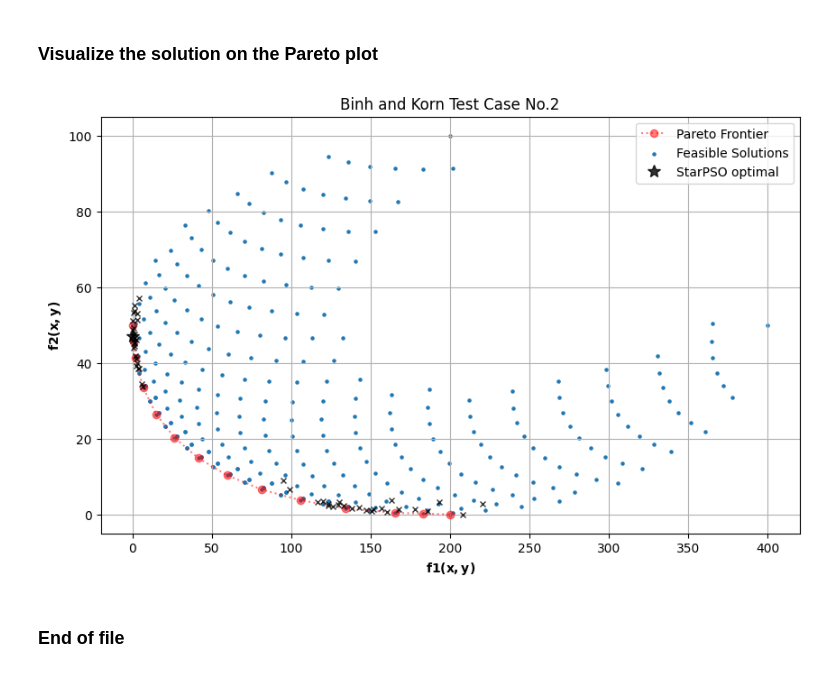
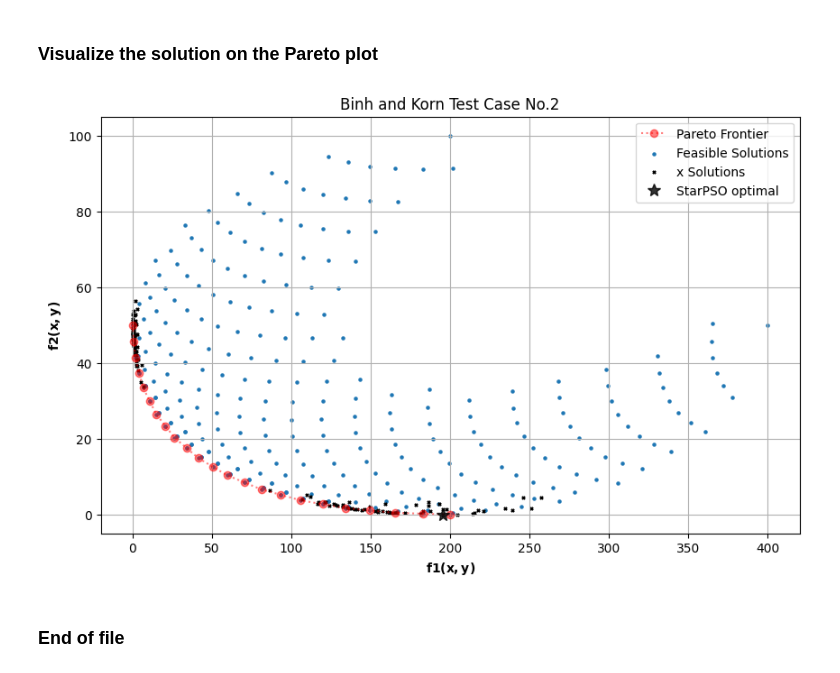
Before and after one commit to vrettasm/PyStarPSO, a Jupyter notebook: examples/binh_and_korn_multiobjective.ipynb, the cells around one changed output. Cells and saved outputs as stored; diff of their text form; code cells hidden in the pictures.

```diff
--- a/examples/binh_and_korn_multiobjective.ipynb
+++ b/examples/binh_and_korn_multiobjective.ipynb
@@ -53,12 +53,15 @@ from star_pso.auxiliary.utilities import pareto_front, cost_function
 # %%
 # Multi-objective function.
 @cost_function(minimize=True)
-def fun_Binh_Korn(z: np.ndarray) -> float:
+def fun_Binh_Korn(vector_xy: np.ndarray, **kwargs) -> float:
+    # Extract the current iteration.
+    it = kwargs["it"]
+
     # Set the penalty coefficient.
     rho = 5.0
 
     # Extract the values from the particle position.
-    x, y = z
+    x, y = vector_xy
 
     # Compute each objective function.
     f1 = 4.0 * (x**2 + y**2)
@@ -68,8 +71,8 @@ def fun_Binh_Korn(z: np.ndarray) -> float:
     C1 = max(0.0, (x - 5.0)**2 + y**2 - 25.0)**2
     C2 = min(0.0, (x - 8.0)**2 + (y + 3.0)**2 - 7.7)**2
 
-    # Assign randomly the weights.
-    w1 = np.random.random()
+    # Assign the weights.
+    w1 = (it % 100) / 100
     w2 = 1.0 - w1
 
     # Compute the final value.
@@ -92,7 +95,7 @@ rng = np.random.default_rng()
 D = 2
 
 # Define the number of particles.
-N = 50
+N = 250
 
 # Draw random samples for the initial points.
 X_t0 = rng.uniform(-15.0, 30.0, size=(N, D))
@@ -107,6 +110,6 @@ test_PSO = StandardPSO(initial_swarm = swarm_t0, obj_func = fun_Binh_Korn,
 ## Optimization process
 # %%
 test_PSO.run(max_it = 1500,
-             options = {"w0": 0.85, "c1": 1.65, "c2": 1.65, "fipso": False},
+             options = {"w0": 0.85, "c1": 1.65, "c2": 1.65, "fipso": True},
              reset_swarm = True, verbose = True, adapt_params = False)
 # %% [output]
@@ -146,15 +149,16 @@ f2(x, y) = 46.98137
 # %%
-f1_p = []
-f2_p = []
+best_n = []
 
-for p in test_PSO.swarm.best_n(N):
-
+for p in test_PSO.swarm.best_n(N//2):
     # Extract the position.
     x_p, y_p = p.best_position
 
     # Compute the final objective functions.
-    f1_p.append(4.0 * (x_p**2 + y_p**2))
-    f2_p.append((x_p - 5.0)**2 + (y_p - 5.0)**2)
+    best_n.append((4.0*(x_p**2 + y_p**2),
+                  (x_p - 5.0)**2 + (y_p - 5.0)**2))
+
+# Convert to numpy.
+best_n = np.array(best_n)
 # %% [markdown]
 ### Compute the Pareto Frontier (solutions).
 # %%
@@ -193,34 +197,35 @@ pareto_points = pareto_front(points)
 # %%
 # Create a new figure.
 plt.figure(figsize=(10, 6))
 
 # Plot the Pareto front.
 plt.plot(pareto_points[:, 0],
          pareto_points[:, 1],
          'ro:', alpha=0.5, label="Pareto Frontier")
 
 # Plot all the feasible solutions.
 plt.scatter(x=points[:, 0],
             y=points[:, 1],
             s=5, marker='o', label="Feasible Solutions")
 
-# Plot the rest of the particles.
-for f1, f2 in zip(f1_p, f2_p):
-    plt.plot(f1, f2, 'kx', markersize=5, alpha=0.8)
+# Plot all the rest of solutions.
+plt.scatter(x=best_n[:, 0],
+            y=best_n[:, 1],
+            s=5, marker='x', color="black", label="x Solutions")
 
 # Plot the optimal solution from the PSO.
 plt.plot(f1_opt, f2_opt,
          'k*', markersize=10, alpha=0.8, label="StarPSO optimal")
 
 # Tidy up the plot.
 plt.title("Binh and Korn Test Case No.2")
 plt.xlabel(r"$\mathbf{f1(x,y)}$")
 plt.ylabel(r"$\mathbf{f2(x,y)}$")
 plt.legend()
 plt.grid(True)
 
 plt.savefig("Binh_and_Korn_optimal.pdf", format="pdf", dpi=300)
 # %% [output]
-[figure, old version]
+[figure, new version]
 # %% [markdown]
 ### End of file
```
Also changed, not shown: parts of 2 cells of this notebook, 9 other files.
